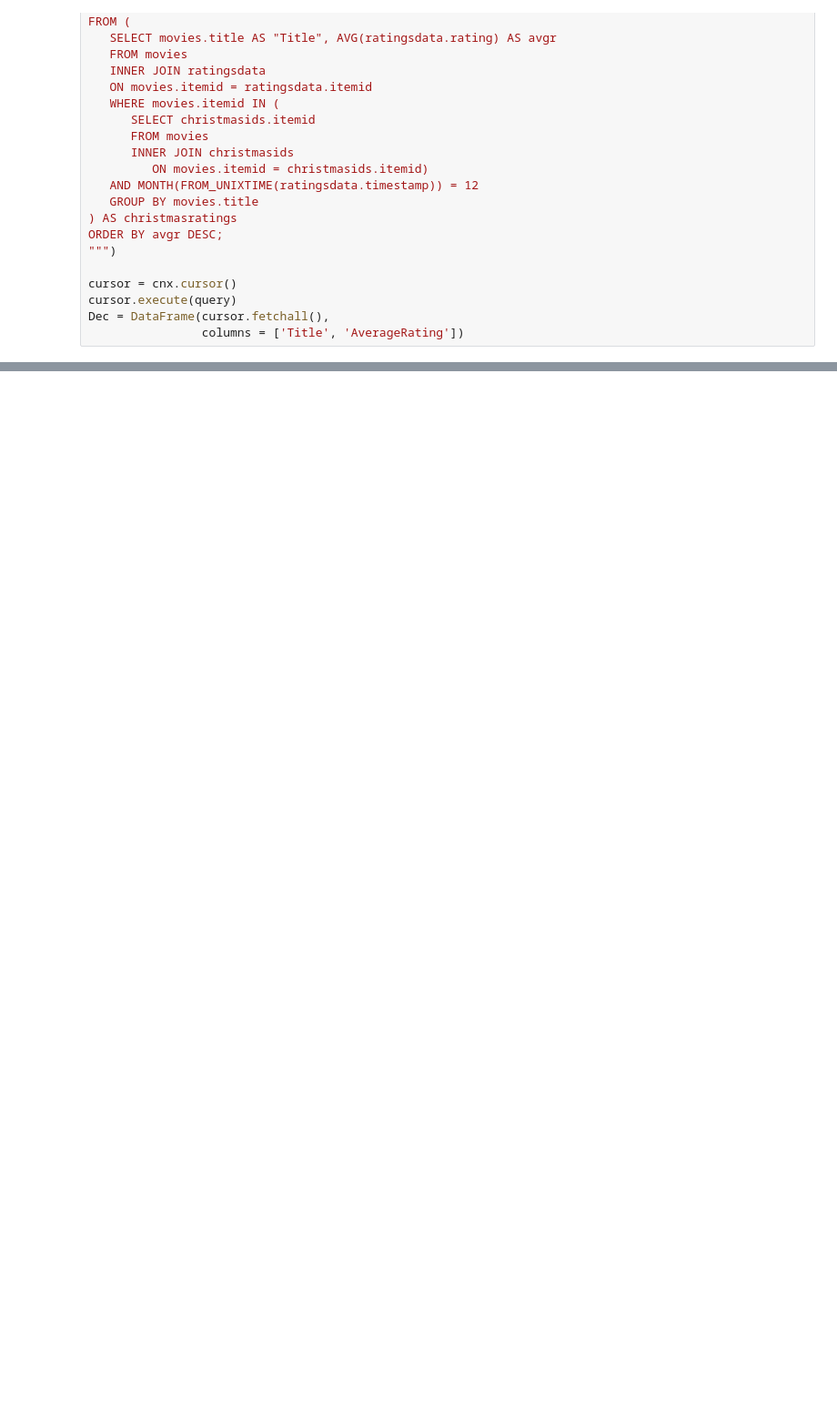
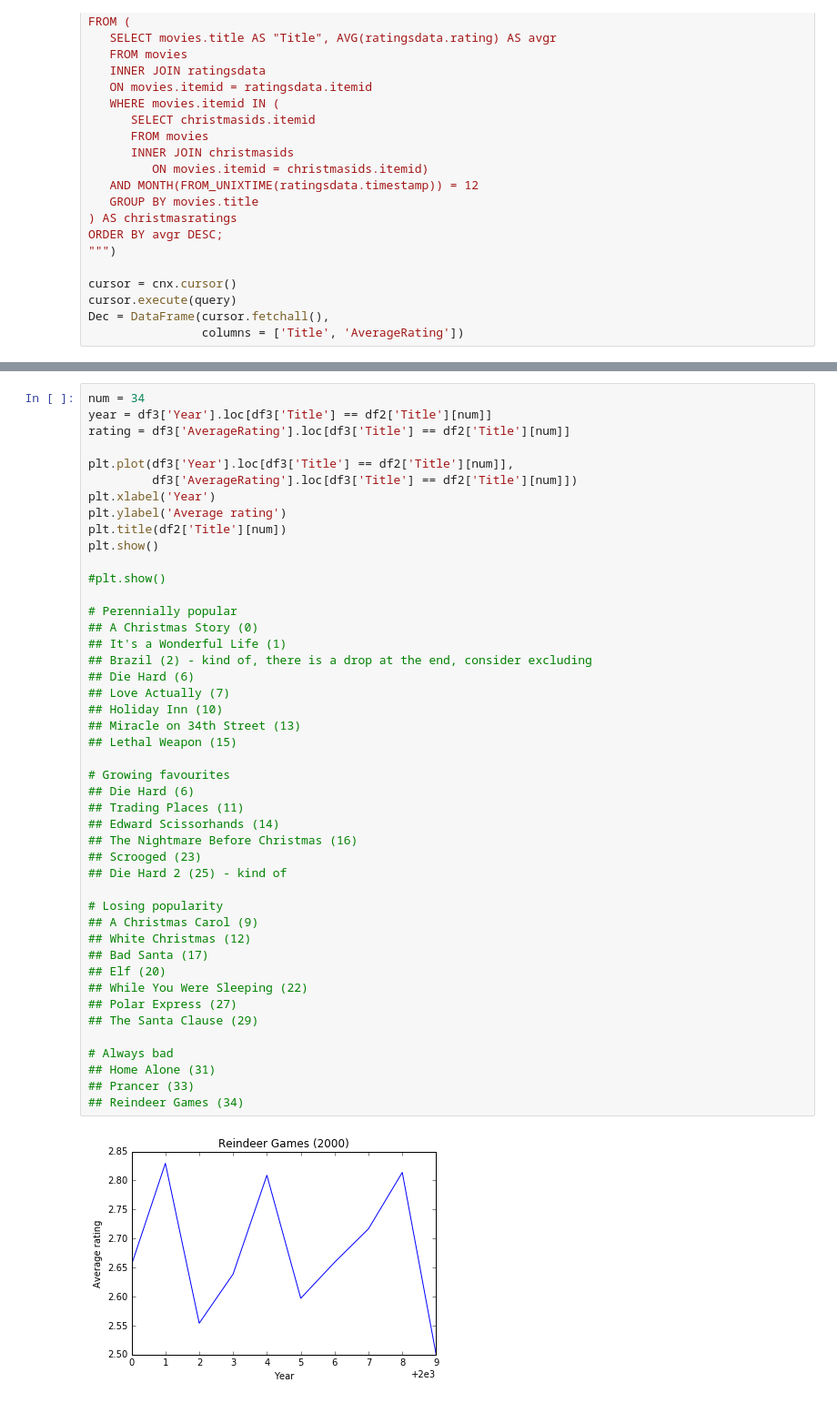
Before and after one commit to t-redactyl/MovieLens-analysis, a Jupyter notebook: Christmas movies scrapping.ipynb, the cells around one changed output, grey strips where cells are left out. Shown at 91% size. Drawn from its saved outputs; the diff is of its cells as text; blank space fills up the shorter version.

```diff
--- a/Christmas movies scrapping.ipynb
+++ b/Christmas movies scrapping.ipynb
@@ -349,0 +329,47 @@ df4 = DataFrame(cursor.fetchall(),
+# %%
+num = 34
+year = df3['Year'].loc[df3['Title'] == df2['Title'][num]]
+rating = df3['AverageRating'].loc[df3['Title'] == df2['Title'][num]]
+
+plt.plot(df3['Year'].loc[df3['Title'] == df2['Title'][num]],
+         df3['AverageRating'].loc[df3['Title'] == df2['Title'][num]])
+plt.xlabel('Year')
+plt.ylabel('Average rating')
+plt.title(df2['Title'][num])
+plt.show()
+
+#plt.show()
+
+# Perennially popular
+## A Christmas Story (0)
+## It's a Wonderful Life (1)
+## Brazil (2) - kind of, there is a drop at the end, consider excluding
+## Die Hard (6)
+## Love Actually (7)
+## Holiday Inn (10)
+## Miracle on 34th Street (13)
+## Lethal Weapon (15)
+
+# Growing favourites
+## Die Hard (6)
+## Trading Places (11)
+## Edward Scissorhands (14)
+## The Nightmare Before Christmas (16)
+## Scrooged (23)
+## Die Hard 2 (25) - kind of
+
+# Losing popularity
+## A Christmas Carol (9)
+## White Christmas (12)
+## Bad Santa (17)
+## Elf (20)
+## While You Were Sleeping (22)
+## Polar Express (27)
+## The Santa Clause (29)
+
+# Always bad
+## Home Alone (31)
+## Prancer (33)
+## Reindeer Games (34)
+# %% [output]
+[figure, added]
```
Also changed, not shown: parts of 22 cells of this notebook.
